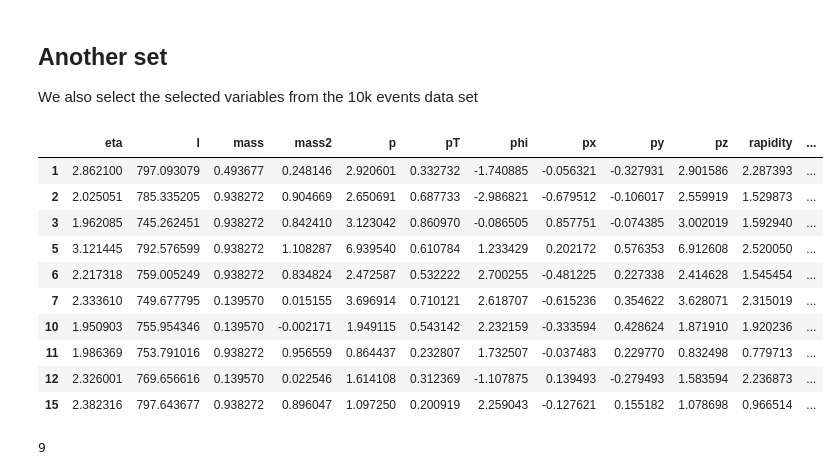
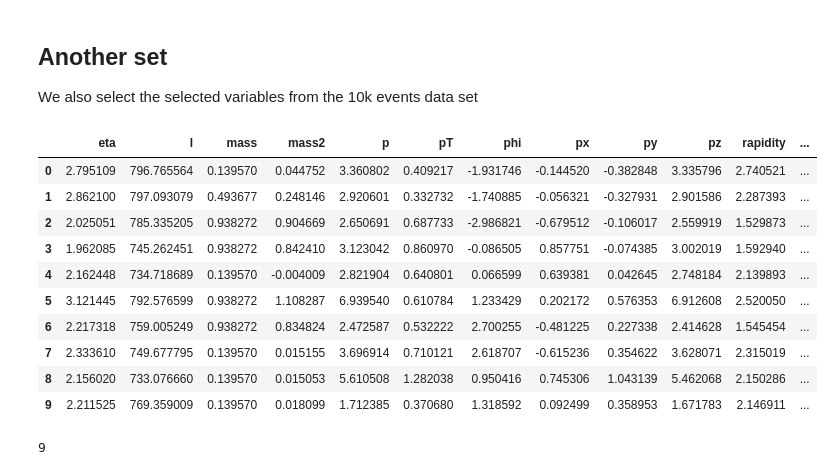
Before and after one commit to julnow/inz, a Jupyter notebook: jupyter/ml_xgb_proton-kaon-pion.ipynb, the cells around one changed output. Cells and saved outputs as stored; diff of their text form; code cells hidden in the pictures.

```diff
--- a/jupyter/ml_xgb_proton-kaon-pion.ipynb
+++ b/jupyter/ml_xgb_proton-kaon-pion.ipynb
@@ -277,44 +297,26 @@ We also select the selected variables from the 10k events data set
 # %%
 # We import three root files into our jupyter notebook
 particlesTest = tree_importer.tree_importer(fileNameTest,'plain_tree',7)
 particlesTest.columns = particlesTest.columns.str.replace('Complex_', '')
 # bckgr = bckgr[(bckgr['Candidates_generation'] < 1)
 #                  & ((bckgr['Candidates_mass'] > lower5SigmaCutBckgr)
 #                  & (bckgr['Candidates_mass'] < lower5SigmaCutSign) | (bckgr['Candidates_mass']>upper5SigmaCutSign)
 gc.collect()
-#let's add velocity field
-particlesTest['v'] = particlesTest['l']/particlesTest['t']
-particlesTest = clean_df(particlesTest)
-#we'll set other particles to one pid code (ghost)
-for particle in particlesTest['pid'].unique(): #don't differentiate between anti
-    if not Pid.is_known_particle(particle):
-        particlesTest.replace(particle, Pid.GHOST.value, inplace=True)
-    if particle < 0 and Pid.is_known_particle(abs(particle)):
-        particlesTest.replace(particle, abs(particle), inplace=True)
-
-#changing ids to (0. nmb] for xgboost training
-for particle in Pid:
-    if particle == Pid.PROTON:
-        particlesTest['pid'].replace(particle.value, 0, inplace=True)
-    if particle == Pid.KAON:
-        particlesTest['pid'].replace(particle.value, 1, inplace=True)
-    if particle == Pid.PION:
-        particlesTest['pid'].replace(particle.value, 2, inplace=True)
-    else:
-        particlesTest = particlesTest[particlesTest['pid'] != particle.value]
+#changign to the same pid as in training
+particlesTest['pid'] = particlesTest.pid.abs().map(defaultdict(lambda: 4, {Pid.PROTON.value : 0, Pid.KAON.value : 1, Pid.PION.value : 2}),na_action='ignore')
 particlesTest.iloc[0:10,:]
 # %% [output]
 |  | eta | l | mass | mass2 | p | pT | phi | px | py | pz | rapidity | ... |
+| 0 | 2.795109 | 796.765564 | 0.139570 | 0.044752 | 3.360802 | 0.409217 | -1.931746 | -0.144520 | -0.382848 | 3.335796 | 2.740521 | ... |
 | 1 | 2.862100 | 797.093079 | 0.493677 | 0.248146 | 2.920601 | 0.332732 | -1.740885 | -0.056321 | -0.327931 | 2.901586 | 2.287393 | ... |
 | 2 | 2.025051 | 785.335205 | 0.938272 | 0.904669 | 2.650691 | 0.687733 | -2.986821 | -0.679512 | -0.106017 | 2.559919 | 1.529873 | ... |
 | 3 | 1.962085 | 745.262451 | 0.938272 | 0.842410 | 3.123042 | 0.860970 | -0.086505 | 0.857751 | -0.074385 | 3.002019 | 1.592940 | ... |
+| 4 | 2.162448 | 734.718689 | 0.139570 | -0.004009 | 2.821904 | 0.640801 | 0.066599 | 0.639381 | 0.042645 | 2.748184 | 2.139893 | ... |
 | 5 | 3.121445 | 792.576599 | 0.938272 | 1.108287 | 6.939540 | 0.610784 | 1.233429 | 0.202172 | 0.576353 | 6.912608 | 2.520050 | ... |
 | 6 | 2.217318 | 759.005249 | 0.938272 | 0.834824 | 2.472587 | 0.532222 | 2.700255 | -0.481225 | 0.227338 | 2.414628 | 1.545454 | ... |
 | 7 | 2.333610 | 749.677795 | 0.139570 | 0.015155 | 3.696914 | 0.710121 | 2.618707 | -0.615236 | 0.354622 | 3.628071 | 2.315019 | ... |
-| 10 | 1.950903 | 755.954346 | 0.139570 | -0.002171 | 1.949115 | 0.543142 | 2.232159 | -0.333594 | 0.428624 | 1.871910 | 1.920236 | ... |
-| 11 | 1.986369 | 753.791016 | 0.938272 | 0.956559 | 0.864437 | 0.232807 | 1.732507 | -0.037483 | 0.229770 | 0.832498 | 0.779713 | ... |
-| 12 | 2.326001 | 769.656616 | 0.139570 | 0.022546 | 1.614108 | 0.312369 | -1.107875 | 0.139493 | -0.279493 | 1.583594 | 2.236873 | ... |
-| 15 | 2.382316 | 797.643677 | 0.938272 | 0.896047 | 1.097250 | 0.200919 | 2.259043 | -0.127621 | 0.155182 | 1.078698 | 0.966514 | ... |
+| 8 | 2.156020 | 733.076660 | 0.139570 | 0.015053 | 5.610508 | 1.282038 | 0.950416 | 0.745306 | 1.043139 | 5.462068 | 2.150286 | ... |
+| 9 | 2.211525 | 769.359009 | 0.139570 | 0.018099 | 1.712385 | 0.370680 | 1.318592 | 0.092499 | 0.358953 | 1.671783 | 2.146911 | ... |
 # %%
 x_whole = particlesTest[params].copy()
 y_whole = pd.DataFrame(particlesTest['pid'], dtype='int')
```
Also changed, not shown: parts of 20 cells of this notebook.
